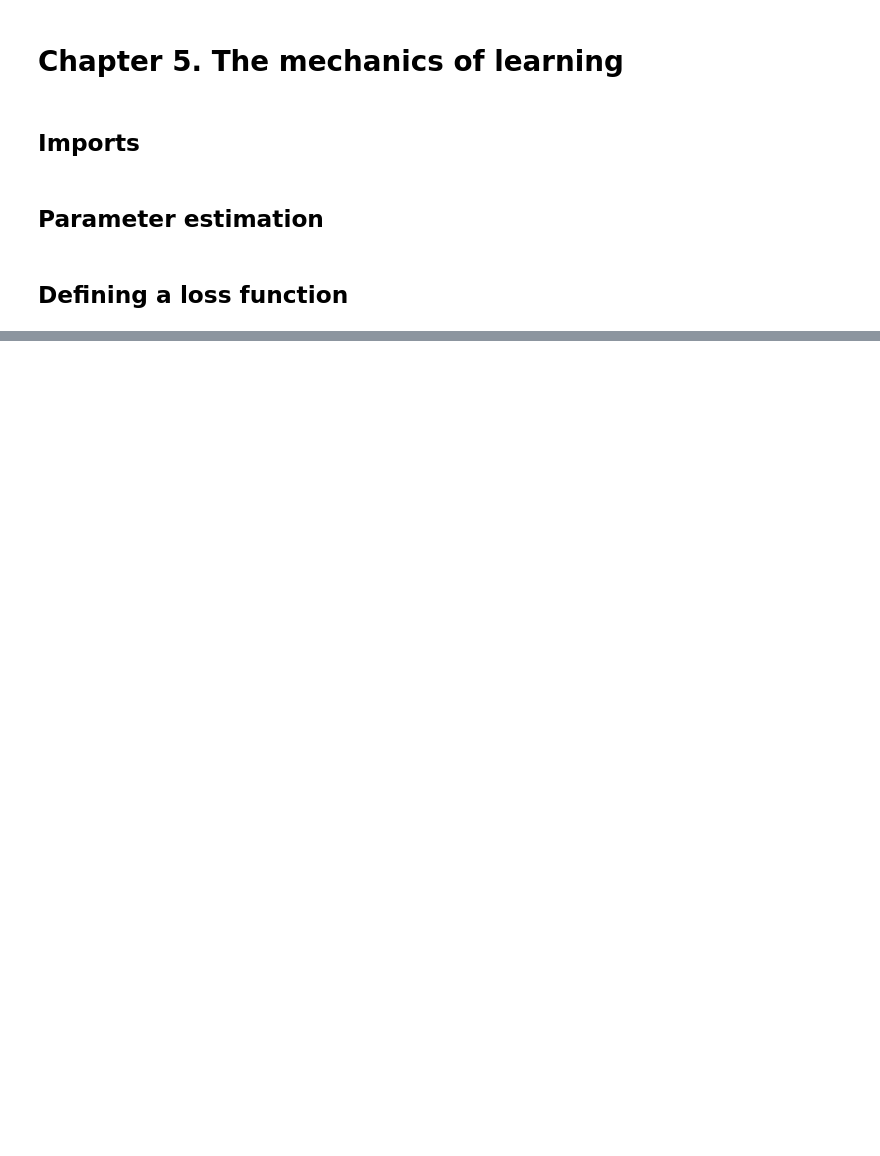
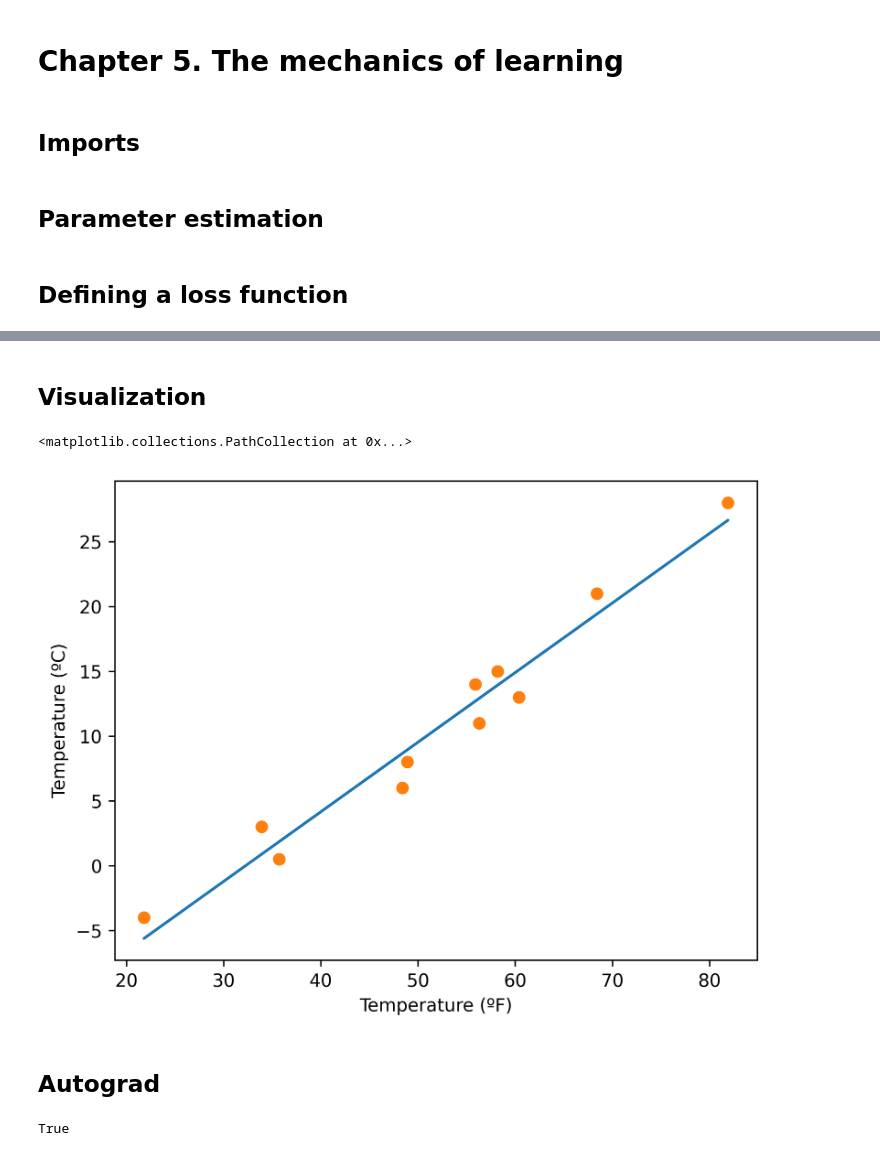
Before and after one commit to mattfeng/365-days-of-ml, a Jupyter notebook: dl-with-pytorch/ch5_mechanics_of_learning.ipynb, the cells around one changed output, grey strips where cells are left out. Cells and saved outputs as stored; diff of their text form; code cells hidden in the pictures; blank space fills up the shorter version.

```diff
--- a/dl-with-pytorch/ch5_mechanics_of_learning.ipynb
+++ b/dl-with-pytorch/ch5_mechanics_of_learning.ipynb
@@ -18,0 +73,17 @@ t_u = torch.tensor(t_u)
+# %%
+def dloss_fn(t_p, t_c): # d(loss) / d t_p
+    dsq_diffs = 2 * (t_p - t_c) / t_p.size(0)
+    return dsq_diffs
+# %%
+def dmodel_dw(t_u, w, b):
+    return t_u
+
+def dmodel_db(t_u, w, b):
+    return 1.0
+# %%
+def grad_fn(t_u, t_c, t_p, w, b):
+    dloss_dtp = dloss_fn(t_p, t_c)
+    dloss_dw = dloss_dtp * dmodel_dw(t_u, w, b)
+    dloss_db = dloss_dtp * dmodel_db(t_u, w, b)
+
+    return torch.stack([dloss_dw.sum(), dloss_db.sum()]) # sum because parameters were broadcast when calculating t_p
@@ -18,0 +174,17 @@ t_u = torch.tensor(t_u)
+# %%
+# gradients of each parameter are differently scaled; the means
+# that the learning rate might be stable for one parameter, but
+# not another
+#
+# instead, normalize inputs so that all parameters live on same scale
+
+t_un = 0.1 * t_u
+
+params = training_loop(
+    n_epochs = 5000,
+    learning_rate = 1e-2,  # back to 1e-2
+    params = torch.tensor([1.0, 0.0]),
+    t_u = t_un, # normalized unknown values
+    t_c = t_c,
+    print_params=False
+)
@@ -18,0 +209,16 @@ t_u = torch.tensor(t_u)
+# %% [markdown]
+## Visualization
+# %%
+# model trained on normalized units, but outputs unnormalized predictions
+t_p = model(t_un, *params)
+
+fig = plt.figure(dpi=600)
+plt.xlabel("Temperature (ºF)")
+plt.ylabel("Temperature (ºC)")
+plt.plot(t_u.numpy(), t_p.detach().numpy())
+plt.scatter(t_u.numpy(), t_c.numpy(), c="C1")
+# %% [output]
+<matplotlib.collections.PathCollection at 0x...>
+[figure, added]
+# %% [markdown]
+## Autograd
@@ -18,0 +234,4 @@ t_u = torch.tensor(t_u)
+# %%
+params.grad is None
+# %% [output]
+True
```
Also changed, not shown: parts of 28 cells of this notebook.
